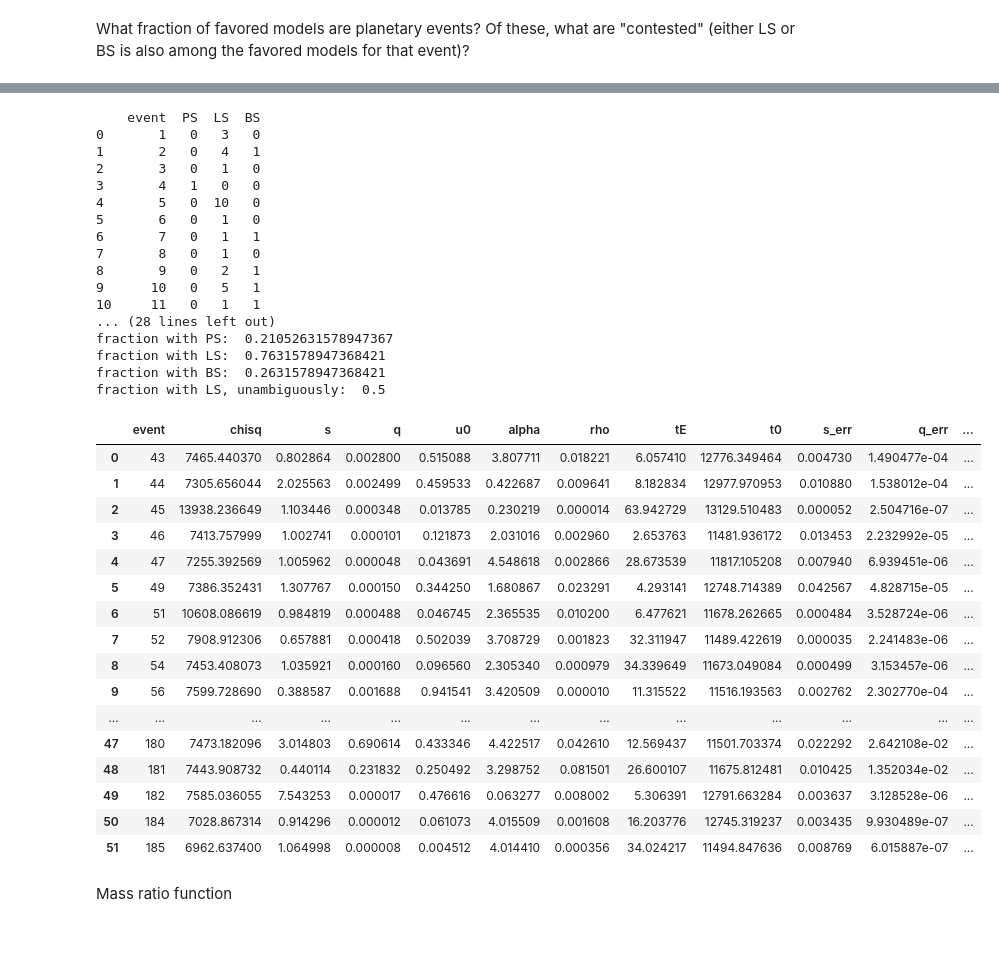
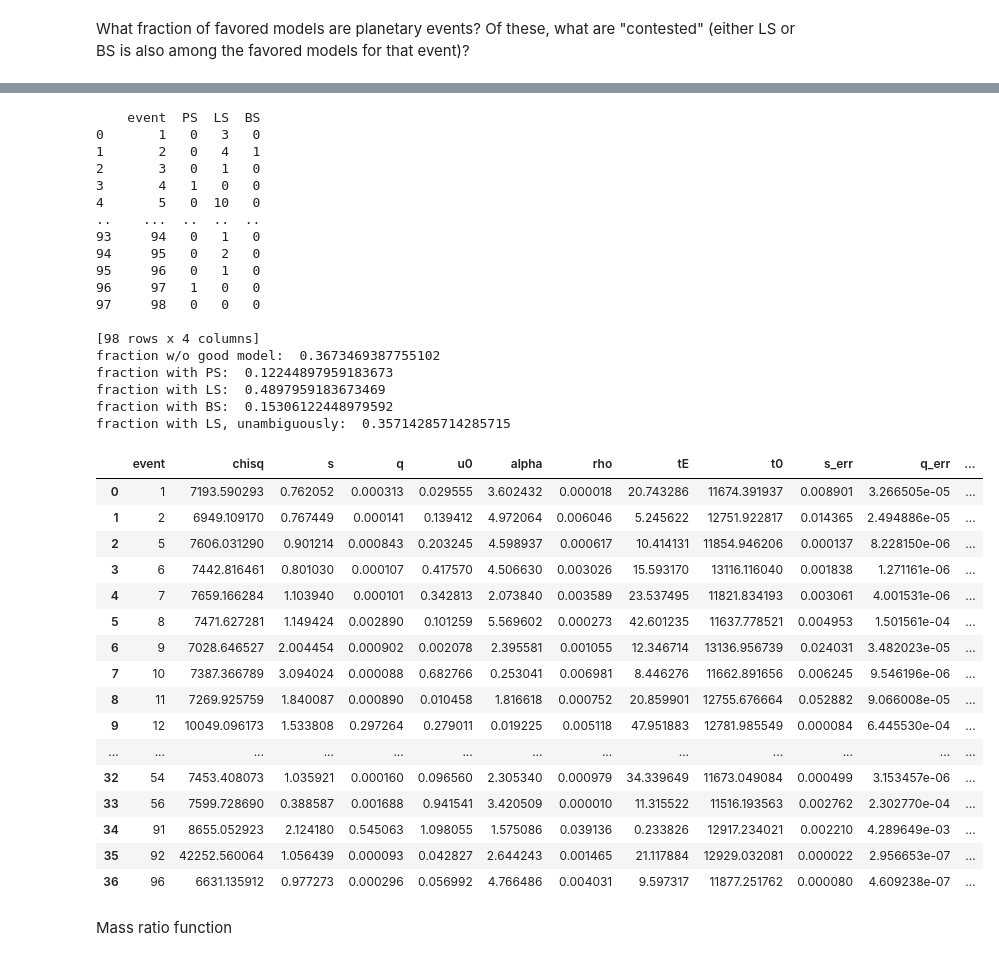
Before and after one commit to exoclam/birp, a Jupyter notebook: analyze-events.ipynb, the cells around one changed output, grey strips where cells are left out. Saved outputs shown, nothing was run; the diff lists cells and outputs as text; code cells hidden in the pictures.

```diff
--- a/analyze-events.ipynb
+++ b/analyze-events.ipynb
@@ -89,7 +89,7 @@ n_chisquares = 1 # how many of the best chisquares to take
 count_ls_list = []
 count_bs_list = []
 count_ps_list = []
-for i in tqdm(assess_range[:38]): # need to re-run all events, but especially 1-38
+for i in tqdm(assess_range[:98]): # need to re-run all events, but especially 1-38
     if int(i) < 1000:
         event_dir = events_dir + 'event_000' + "{:03d}/".format(i)
     elif 1000 <= int(i) < 10000:
@@ -125,7 +125,7 @@ for i in tqdm(assess_range[:38]): # need to re-run all events, but especially 1-
     count_bs_list.append(count_bs)
     count_ps_list.append(count_ps)
 
-final_models_df = pd.DataFrame({'event': np.arange(1,39), 'PS': count_ps_list, 'LS': count_ls_list, 'BS': count_bs_list})
+final_models_df = pd.DataFrame({'event': np.arange(1,99), 'PS': count_ps_list, 'LS': count_ls_list, 'BS': count_bs_list})
 # %%
 final_models_df
 # %% [output]
@@ -161,6 +157,8 @@ print("fraction with BS: ", len(final_models_bs)/len(final_models_df))
 
 final_models_ls_only = final_models_ls.loc[(final_models_ls['PS']==0)&(final_models_ls['BS']==0)]
 print("fraction with LS, unambiguously: ", len(final_models_ls_only)/len(final_models_df))
+
+#final_models_lo =
 # %% [output]
     event  PS  LS  BS
 0       1   0   3   0
@@ -168,17 +166,19 @@ print("fraction with LS, unambiguously: ", len(final_models_ls_only)/len(final_m
 2       3   0   1   0
 3       4   1   0   0
 4       5   0  10   0
-5       6   0   1   0
-6       7   0   1   1
-7       8   0   1   0
-8       9   0   2   1
-9      10   0   5   1
-10     11   0   1   1
-... (28 lines left out)
-fraction with PS:  0.21052631578947367
-fraction with LS:  0.7631578947368421
-fraction with BS:  0.2631578947368421
-fraction with LS, unambiguously:  0.5
+..    ...  ..  ..  ..
+93     94   0   1   0
+94     95   0   2   0
+95     96   0   1   0
+96     97   1   0   0
+97     98   0   0   0
+
+[98 rows x 4 columns]
+fraction w/o good model:  0.3673469387755102
+fraction with PS:  0.12244897959183673
+fraction with LS:  0.4897959183673469
+fraction with BS:  0.15306122448979592
+fraction with LS, unambiguously:  0.35714285714285715
 # %%
 if TIER == "Beginner":
     assess_range = np.arange(1,189)
@@ -190,14 +190,14 @@ s_err_list, q_err_list, u0_err_list, alpha_err_list, rho_err_list, tE_err_list,
 event_list, chisq_list = [], []
 back_flux1_list, source_flux1_list, back_flux2_list, source_flux2_list, back_flux3_list, source_flux3_list = [], [], [], [], [], []
 
-for i in tqdm(assess_range):
+for i in tqdm(assess_range[:98]):
     if int(i) < 1000:
         event_dir = events_dir + 'event_000' + "{:03d}/".format(i)
     elif 1000 <= int(i) < 10000:
         event_dir = events_dir + 'event_00' + "{:04d}/".format(i)
     event_final_models = glob.glob(event_dir+'FinalModels/*')
 
-    # if there are no FinalModels (ie., if either there was no detection or there was no
+    # if there are no FinalModels (ie., if either there was no detection or there wasn't a strong enough detection)
     if len(event_final_models)==0:
         continue
     else:
@@ -208,9 +208,6 @@ for i in tqdm(assess_range):
         chisq_temp = chisqs[j]
         model_filename_temp = model_filenames[j]
 
-        # 1) how many events have LS, LX, or LO in FinalModels/?
-
-
         with open(event_dir + 'FinalModels/' + model_filename_temp, "r") as model_file:
             # look at only the first two lines. The rest is the covariance matrix, which we're not interested in for now.
             lines = model_file.readlines()
@@ -218,7 +215,7 @@ for i in tqdm(assess_range):
             line2 = lines[1]
 
             # FinalModels/ files have variable columns depending on the model archetype. Account for this.
-            if (model_filename_temp[:2] == 'LS') or (model_filename_temp[:2] == 'LS') or (model_filename_temp[:2] == 'LS'):
+            if model_filename_temp[:2] == 'LS':
                 s,q,u0,alpha,rho,tE,t0,back_flux,source_flux,anomaly_t0,anomaly_y1,anomaly_y2,anomaly_Delta_chisq,chisq = line1.split()
                 s_err,q_err,u0_err,alpha_err,rho_err,tE_err,t0_err,anomaly_t0_err,anomaly_y1_err,anomaly_y2_err,anomaly_Delta_chisq_err,unk5_err,unk6_err = line2.split()
                 event_list.append(int(i))
@@ -234,31 +231,32 @@ for i in tqdm(assess_range):
                 s_err_list.append(float(s_err))
                 q_err_list.append(float(q_err))
                 alpha_err_list.append(float(alpha_err))
+            #elif model_file_name_temp[:2] == '
 
         #model_file.close()
 # %%
-best_models = pd.DataFrame({'event':event_list,'chisq':chisq_list,'s':s_list,'q':q_list,'u0':u0_list,'alpha':alpha_list,'rho':rho_list,
+best_models_ls = pd.DataFrame({'event':event_list,'chisq':chisq_list,'s':s_list,'q':q_list,'u0':u0_list,'alpha':alpha_list,'rho':rho_list,
                         'tE':tE_list,'t0':t0_list,'s_err':s_err_list,'q_err':q_err_list,'alpha_err':alpha_err_list})
 # %%
-best_models
+best_models_ls
 # %% [output]
 |  | event | chisq | s | q | u0 | alpha | rho | tE | t0 | s_err | q_err | ... |
-| 0 | 43 | 7465.440370 | 0.802864 | 0.002800 | 0.515088 | 3.807711 | 0.018221 | 6.057410 | 12776.349464 | 0.004730 | 1.490477e-04 | ... |
-| 1 | 44 | 7305.656044 | 2.025563 | 0.002499 | 0.459533 | 0.422687 | 0.009641 | 8.182834 | 12977.970953 | 0.010880 | 1.538012e-04 | ... |
-| 2 | 45 | 13938.236649 | 1.103446 | 0.000348 | 0.013785 | 0.230219 | 0.000014 | 63.942729 | 13129.510483 | 0.000052 | 2.504716e-07 | ... |
-| 3 | 46 | 7413.757999 | 1.002741 | 0.000101 | 0.121873 | 2.031016 | 0.002960 | 2.653763 | 11481.936172 | 0.013453 | 2.232992e-05 | ... |
-| 4 | 47 | 7255.392569 | 1.005962 | 0.000048 | 0.043691 | 4.548618 | 0.002866 | 28.673539 | 11817.105208 | 0.007940 | 6.939451e-06 | ... |
-| 5 | 49 | 7386.352431 | 1.307767 | 0.000150 | 0.344250 | 1.680867 | 0.023291 | 4.293141 | 12748.714389 | 0.042567 | 4.828715e-05 | ... |
-| 6 | 51 | 10608.086619 | 0.984819 | 0.000488 | 0.046745 | 2.365535 | 0.010200 | 6.477621 | 11678.262665 | 0.000484 | 3.528724e-06 | ... |
-| 7 | 52 | 7908.912306 | 0.657881 | 0.000418 | 0.502039 | 3.708729 | 0.001823 | 32.311947 | 11489.422619 | 0.000035 | 2.241483e-06 | ... |
-| 8 | 54 | 7453.408073 | 1.035921 | 0.000160 | 0.096560 | 2.305340 | 0.000979 | 34.339649 | 11673.049084 | 0.000499 | 3.153457e-06 | ... |
-| 9 | 56 | 7599.728690 | 0.388587 | 0.001688 | 0.941541 | 3.420509 | 0.000010 | 11.315522 | 11516.193563 | 0.002762 | 2.302770e-04 | ... |
+| 0 | 1 | 7193.590293 | 0.762052 | 0.000313 | 0.029555 | 3.602432 | 0.000018 | 20.743286 | 11674.391937 | 0.008901 | 3.266505e-05 | ... |
+| 1 | 2 | 6949.109170 | 0.767449 | 0.000141 | 0.139412 | 4.972064 | 0.006046 | 5.245622 | 12751.922817 | 0.014365 | 2.494886e-05 | ... |
+| 2 | 5 | 7606.031290 | 0.901214 | 0.000843 | 0.203245 | 4.598937 | 0.000617 | 10.414131 | 11854.946206 | 0.000137 | 8.228150e-06 | ... |
+| 3 | 6 | 7442.816461 | 0.801030 | 0.000107 | 0.417570 | 4.506630 | 0.003026 | 15.593170 | 13116.116040 | 0.001838 | 1.271161e-06 | ... |
+| 4 | 7 | 7659.166284 | 1.103940 | 0.000101 | 0.342813 | 2.073840 | 0.003589 | 23.537495 | 11821.834193 | 0.003061 | 4.001531e-06 | ... |
+| 5 | 8 | 7471.627281 | 1.149424 | 0.002890 | 0.101259 | 5.569602 | 0.000273 | 42.601235 | 11637.778521 | 0.004953 | 1.501561e-04 | ... |
+| 6 | 9 | 7028.646527 | 2.004454 | 0.000902 | 0.002078 | 2.395581 | 0.001055 | 12.346714 | 13136.956739 | 0.024031 | 3.482023e-05 | ... |
+| 7 | 10 | 7387.366789 | 3.094024 | 0.000088 | 0.682766 | 0.253041 | 0.006981 | 8.446276 | 11662.891656 | 0.006245 | 9.546196e-06 | ... |
+| 8 | 11 | 7269.925759 | 1.840087 | 0.000890 | 0.010458 | 1.816618 | 0.000752 | 20.859901 | 12755.676664 | 0.052882 | 9.066008e-05 | ... |
+| 9 | 12 | 10049.096173 | 1.533808 | 0.297264 | 0.279011 | 0.019225 | 0.005118 | 47.951883 | 12781.985549 | 0.000084 | 6.445530e-04 | ... |
 | ... | ... | ... | ... | ... | ... | ... | ... | ... | ... | ... | ... | ... |
-| 47 | 180 | 7473.182096 | 3.014803 | 0.690614 | 0.433346 | 4.422517 | 0.042610 | 12.569437 | 11501.703374 | 0.022292 | 2.642108e-02 | ... |
-| 48 | 181 | 7443.908732 | 0.440114 | 0.231832 | 0.250492 | 3.298752 | 0.081501 | 26.600107 | 11675.812481 | 0.010425 | 1.352034e-02 | ... |
-| 49 | 182 | 7585.036055 | 7.543253 | 0.000017 | 0.476616 | 0.063277 | 0.008002 | 5.306391 | 12791.663284 | 0.003637 | 3.128528e-06 | ... |
-| 50 | 184 | 7028.867314 | 0.914296 | 0.000012 | 0.061073 | 4.015509 | 0.001608 | 16.203776 | 12745.319237 | 0.003435 | 9.930489e-07 | ... |
-| 51 | 185 | 6962.637400 | 1.064998 | 0.000008 | 0.004512 | 4.014410 | 0.000356 | 34.024217 | 11494.847636 | 0.008769 | 6.015887e-07 | ... |
+| 32 | 54 | 7453.408073 | 1.035921 | 0.000160 | 0.096560 | 2.305340 | 0.000979 | 34.339649 | 11673.049084 | 0.000499 | 3.153457e-06 | ... |
+| 33 | 56 | 7599.728690 | 0.388587 | 0.001688 | 0.941541 | 3.420509 | 0.000010 | 11.315522 | 11516.193563 | 0.002762 | 2.302770e-04 | ... |
+| 34 | 91 | 8655.052923 | 2.124180 | 0.545063 | 1.098055 | 1.575086 | 0.039136 | 0.233826 | 12917.234021 | 0.002210 | 4.289649e-03 | ... |
+| 35 | 92 | 42252.560064 | 1.056439 | 0.000093 | 0.042827 | 2.644243 | 0.001465 | 21.117884 | 12929.032081 | 0.000022 | 2.956653e-07 | ... |
+| 36 | 96 | 6631.135912 | 0.977273 | 0.000296 | 0.056992 | 4.766486 | 0.004031 | 9.597317 | 11877.251762 | 0.000080 | 4.609238e-07 | ... |
 # %% [markdown]
 Mass ratio function
 # %%
```
Also changed, not shown: parts of 1 cell of this notebook.
